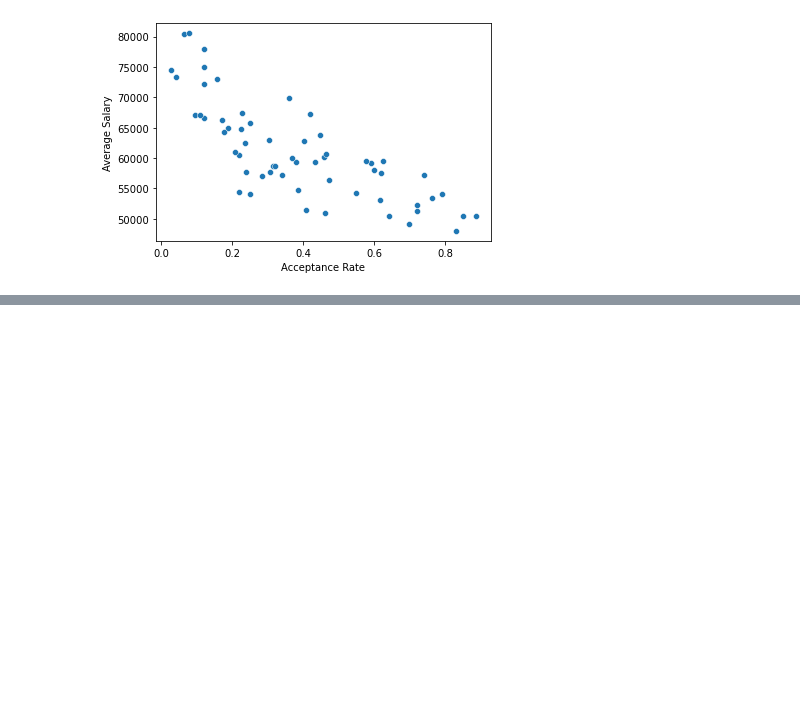
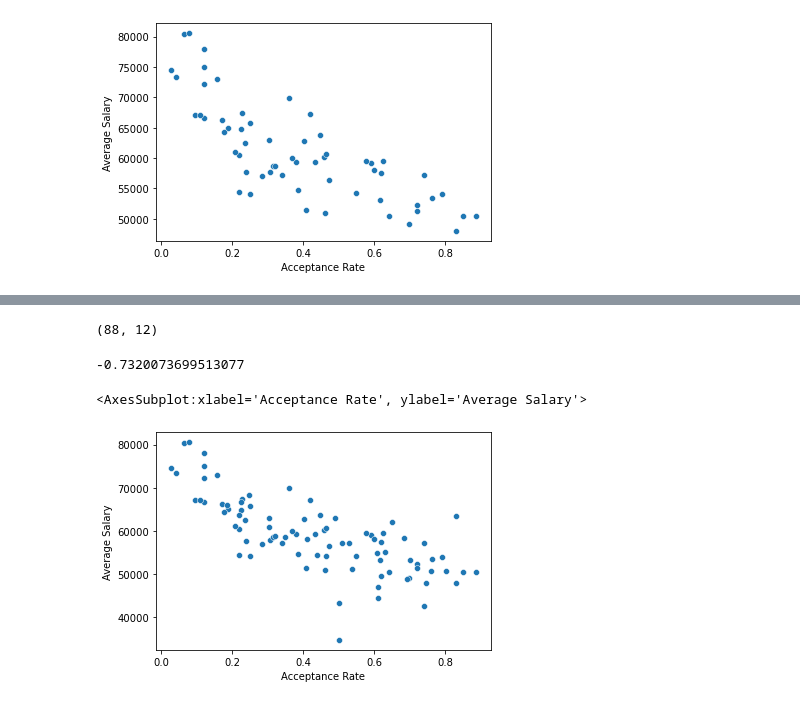
Before and after one commit to MawadaMF/DSO510, a Jupyter notebook: University Project.ipynb, the cells around one changed output, grey strips where cells are left out. Drawn from its saved outputs; the diff is of its cells as text; code cells hidden in the pictures; blank space fills up the shorter version.

Commit message:
Cleaned csv file and updated notebook

```diff
--- a/University Project.ipynb
+++ b/University Project.ipynb
@@ -190,0 +324,3 @@ Name: business_school, dtype: object
+# %%
+matched=still_unmatched_a.merge(still_unmatched_s,how='inner',on='business_school')
+matched
@@ -190,0 +338,24 @@ Name: business_school, dtype: object
+# %%
+cleaned['Acceptance Rate']=cleaned['Acceptance Rate'].map(lambda rate: float(rate[:rate.index('%')])/100)
+cleaned['Average Salary']=cleaned['Average Salary'].map(lambda salary: int(salary[1:salary.index(',')]+\
+                                              salary[salary.index(',')+1:salary.index(' ')]))
+# %%
+matched['Acceptance Rate']=matched['Acceptance Rate'].map(lambda rate: float(rate[:rate.index('%')])/100)
+matched['Average Salary']=matched['Average Salary'].map(lambda salary: int(salary[1:salary.index(',')]+\
+                                              salary[salary.index(',')+1:salary.index(' ')]))
+# %%
+frames=[df,cleaned,matched]
+cleaned_df=pd.concat(frames)
+# %%
+cleaned_df.shape
+# %% [output]
+(88, 12)
+# %%
+cleaned_df['Acceptance Rate'].corr(cleaned_df['Average Salary'])
+# %% [output]
+-0.7320073699513077
+# %%
+sns.scatterplot(x='Acceptance Rate',y='Average Salary',data=cleaned_df)
+# %% [output]
+<AxesSubplot:xlabel='Acceptance Rate', ylabel='Average Salary'>
+[figure, added]
```
Also changed, not shown: parts of 20 cells of this notebook, 1 other file.
